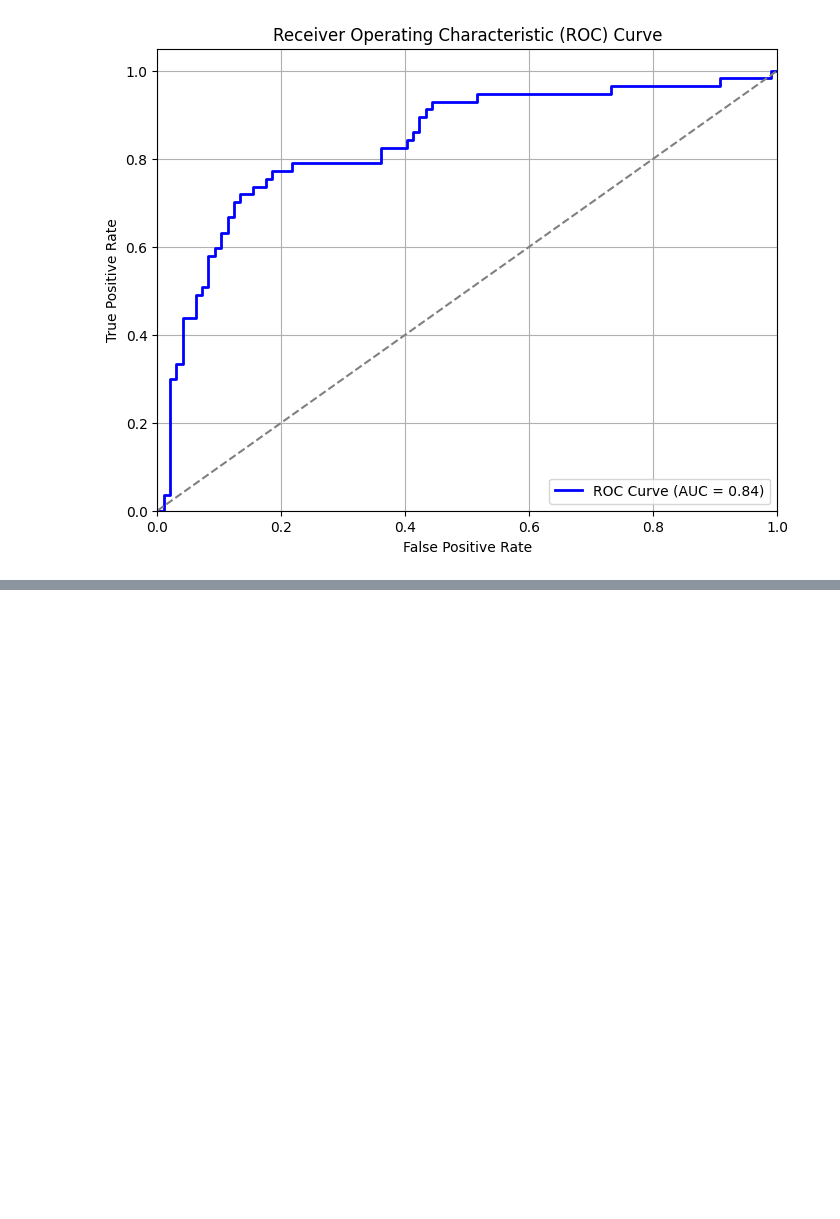
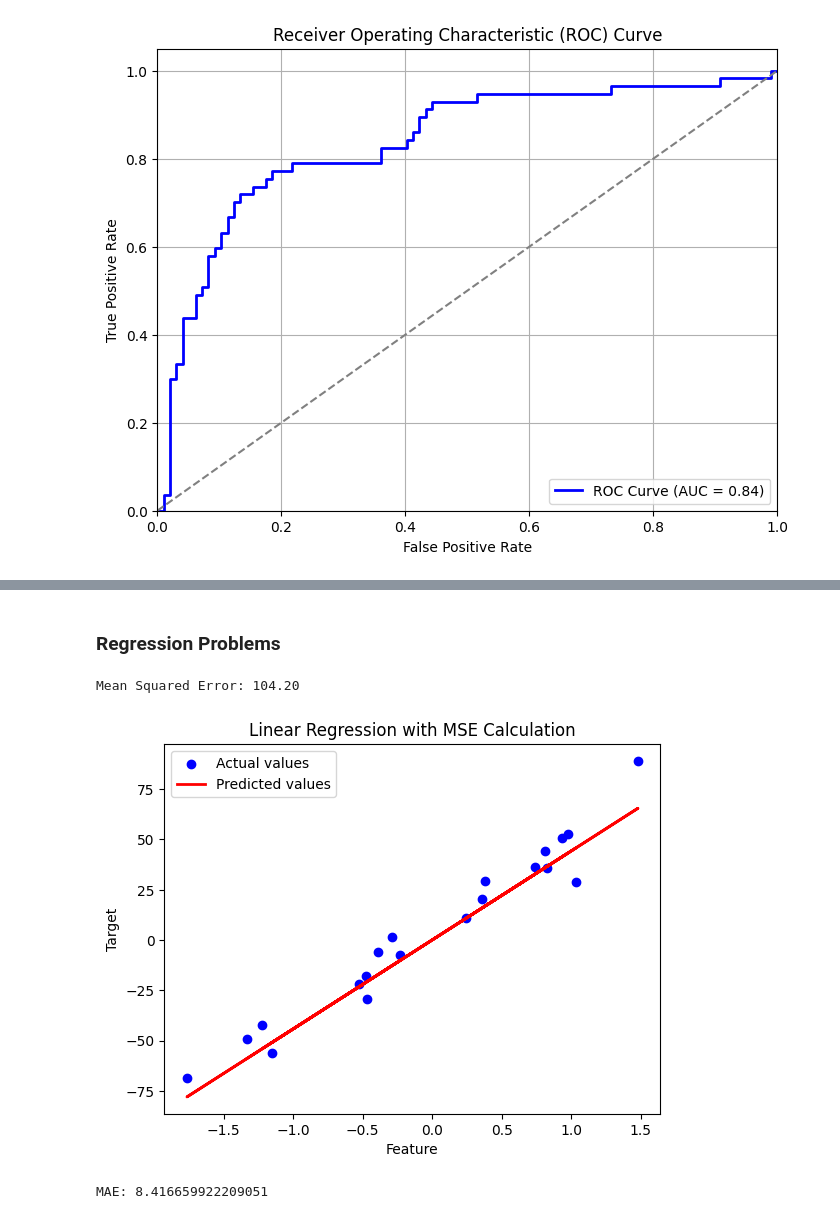
Before and after one commit to xiangshiyin/machine-learning-for-actuarial-science, a Jupyter notebook: 2025-spring/week06/notebook/demo.ipynb, the cells around one changed output, grey strips where cells are left out. Saved outputs shown, nothing was run; the diff lists cells and outputs as text; code cells hidden in the pictures; blank space fills up the shorter version.

Commit message:
all eval metrics included

```diff
--- a/2025-spring/week06/notebook/demo.ipynb
+++ b/2025-spring/week06/notebook/demo.ipynb
@@ -621,0 +652,47 @@ plt.show()
+# %% [markdown]
+### Regression Problems
+# %%
+import numpy as np
+import matplotlib.pyplot as plt
+from sklearn.datasets import make_regression
+from sklearn.model_selection import train_test_split
+from sklearn.linear_model import LinearRegression
+from sklearn.metrics import mean_squared_error
+
+# Generate a synthetic regression dataset
+X, y = make_regression(n_samples=100, n_features=1, noise=10, random_state=42)
+
+# Split data into training and test sets
+X_train, X_test, y_train, y_test = train_test_split(X, y, test_size=0.2, random_state=42)
+
+# Train a linear regression model
+model = LinearRegression()
+model.fit(X_train, y_train)
+
+# Make predictions
+y_pred = model.predict(X_test)
+
+# Calculate Mean Squared Error
+mse = mean_squared_error(y_test, y_pred)
+
+# Print the result
+print(f"Mean Squared Error: {mse:.2f}")
+
+# Plot the regression line
+plt.scatter(X_test, y_test, color='blue', label="Actual values")
+plt.plot(X_test, y_pred, color='red', linewidth=2, label="Predicted values")
+plt.xlabel("Feature")
+plt.ylabel("Target")
+plt.title("Linear Regression with MSE Calculation")
+plt.legend()
+plt.show()
+# %% [output]
+Mean Squared Error: 104.20
+[figure, added]
+# %%
+from sklearn.metrics import mean_absolute_error
+
+mae = mean_absolute_error(y_test, y_pred)
+print(f"MAE: {mae}")
+# %% [output]
+MAE: 8.416659922209051
```
Also changed, not shown: parts of 8 cells of this notebook.
